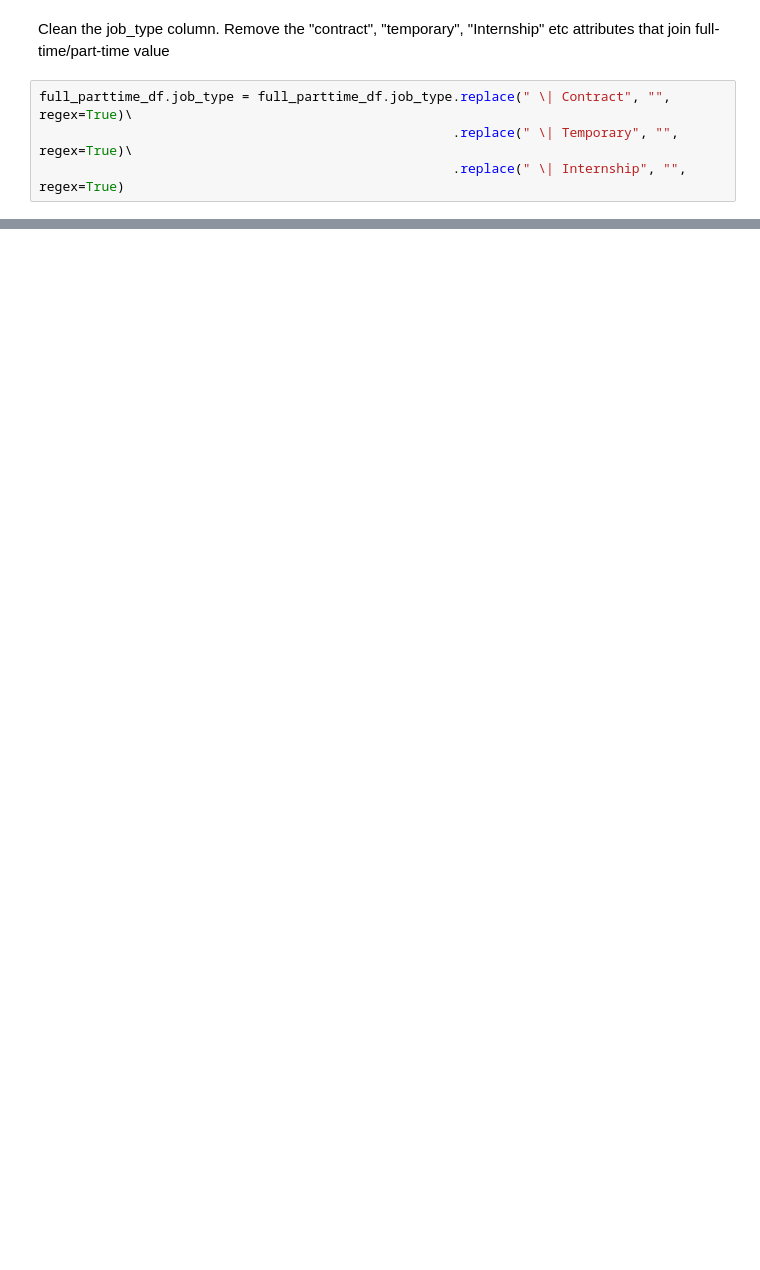
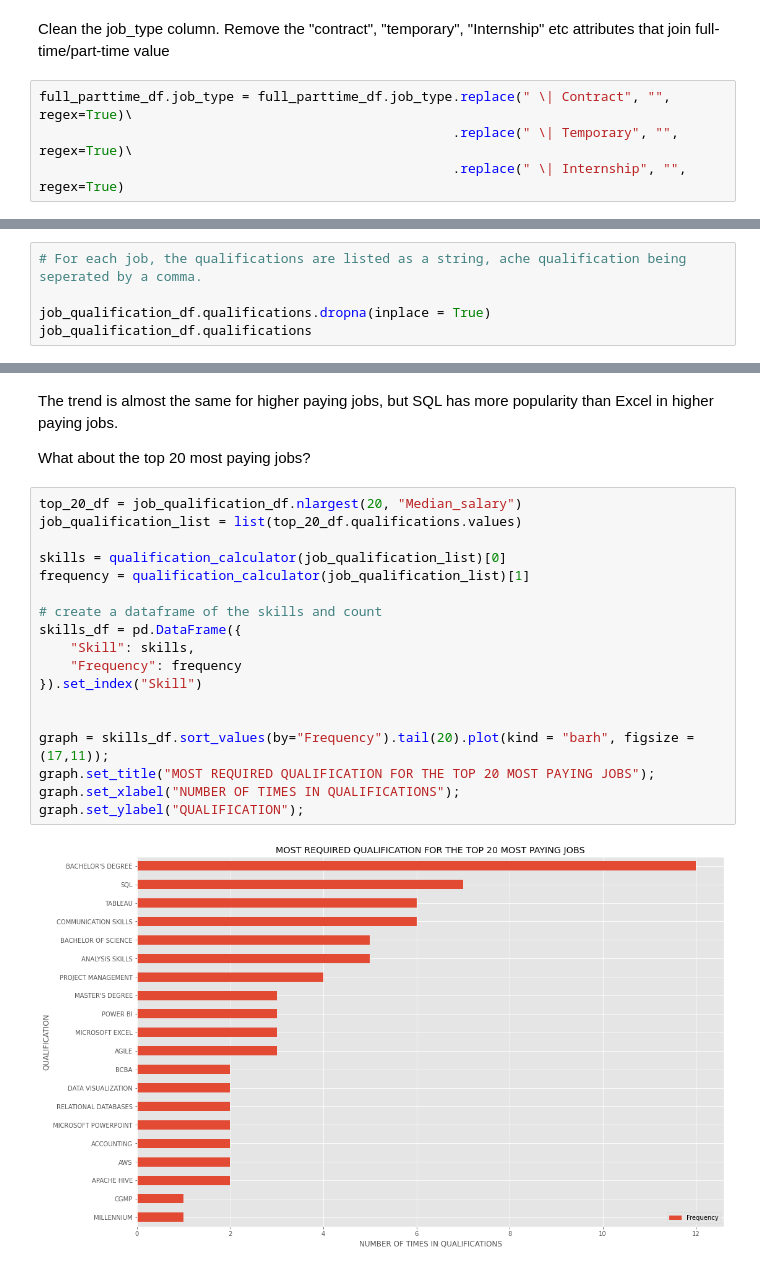
Before and after one commit to Derrick-Mulwa/SimplyHired-Job-Salary-Analysis, a Jupyter notebook: main.ipynb, the cells around one changed output, grey strips where cells are left out. Saved outputs shown, nothing was run; the diff lists cells and outputs as text; blank space fills up the shorter version.

```diff
--- a/main.ipynb
+++ b/main.ipynb
@@ -793,0 +818,5 @@ Based on the above findings, the hypothesis that full-time jobs tend to have hig
+# %%
+# For each job, the qualifications are listed as a string, ache qualification being seperated by a comma.
+
+job_qualification_df.qualifications.dropna(inplace = True)
+job_qualification_df.qualifications
@@ -793,0 +945,24 @@ Based on the above findings, the hypothesis that full-time jobs tend to have hig
+# %% [markdown]
+The trend is almost the same for higher paying jobs, but SQL has more popularity than Excel in higher paying jobs.
+
+What about the top 20 most paying jobs?
+# %%
+top_20_df = job_qualification_df.nlargest(20, "Median_salary")
+job_qualification_list = list(top_20_df.qualifications.values)
+
+skills = qualification_calculator(job_qualification_list)[0]
+frequency = qualification_calculator(job_qualification_list)[1]
+
+# create a dataframe of the skills and count
+skills_df = pd.DataFrame({
+    "Skill": skills,
+    "Frequency": frequency
+}).set_index("Skill")
+
+
+graph = skills_df.sort_values(by="Frequency").tail(20).plot(kind = "barh", figsize = (17,11));
+graph.set_title("MOST REQUIRED QUALIFICATION FOR THE TOP 20 MOST PAYING JOBS");
+graph.set_xlabel("NUMBER OF TIMES IN QUALIFICATIONS");
+graph.set_ylabel("QUALIFICATION");
+# %% [output]
+[figure, added]
```
Also changed, not shown: parts of 39 cells of this notebook.
